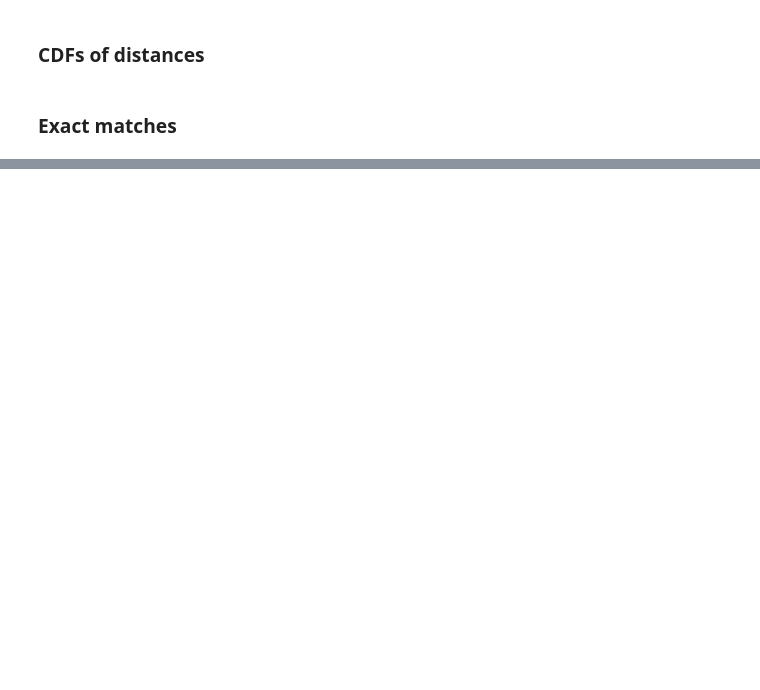
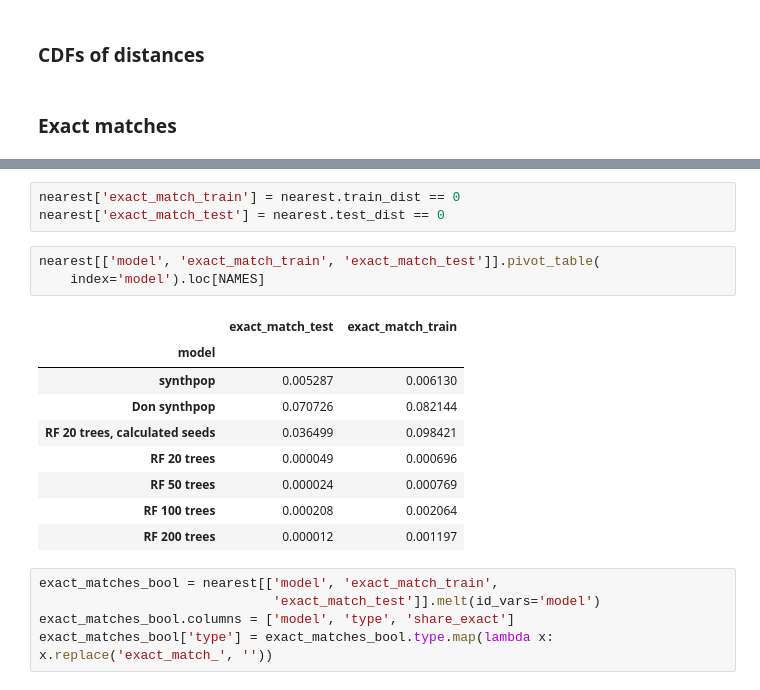
Before and after one commit to donboyd5/synpuf, a Jupyter notebook: analysis/disclosure/disclosure_risk_all.ipynb, the cells around one changed output, grey strips where cells are left out. Drawn from its saved outputs; the diff is of its cells as text; blank space fills up the shorter version.

```diff
--- a/analysis/disclosure/disclosure_risk_all.ipynb
+++ b/analysis/disclosure/disclosure_risk_all.ipynb
@@ -265,3 +111,24 @@ exact_matches_bool = pd.DataFrame({
+# %%
+nearest['exact_match_train'] = nearest.train_dist == 0
+nearest['exact_match_test'] = nearest.test_dist == 0
+# %%
+nearest[['model', 'exact_match_train', 'exact_match_test']].pivot_table(
+    index='model').loc[NAMES]
+# %% [output]
+|  | exact_match_test | exact_match_train |
+| model |  |  |
+| synthpop | 0.005287 | 0.006130 |
+| Don synthpop | 0.070726 | 0.082144 |
+| RF 20 trees, calculated seeds | 0.036499 | 0.098421 |
+| RF 20 trees | 0.000049 | 0.000696 |
+| RF 50 trees | 0.000024 | 0.000769 |
+| RF 100 trees | 0.000208 | 0.002064 |
+| RF 200 trees | 0.000012 | 0.001197 |
+# %%
+exact_matches_bool = nearest[['model', 'exact_match_train',
+                              'exact_match_test']].melt(id_vars='model')
+exact_matches_bool.columns = ['model', 'type', 'share_exact']
+exact_matches_bool['type'] = exact_matches_bool.type.map(lambda x: x.replace('exact_match_', ''))
 # %%
 ax = sns.barplot(x='type', y='share_exact', hue='model', data=exact_matches_bool)
 sns.despine(left=True, bottom=True)
```
Also changed, not shown: parts of 12 cells of this notebook.
